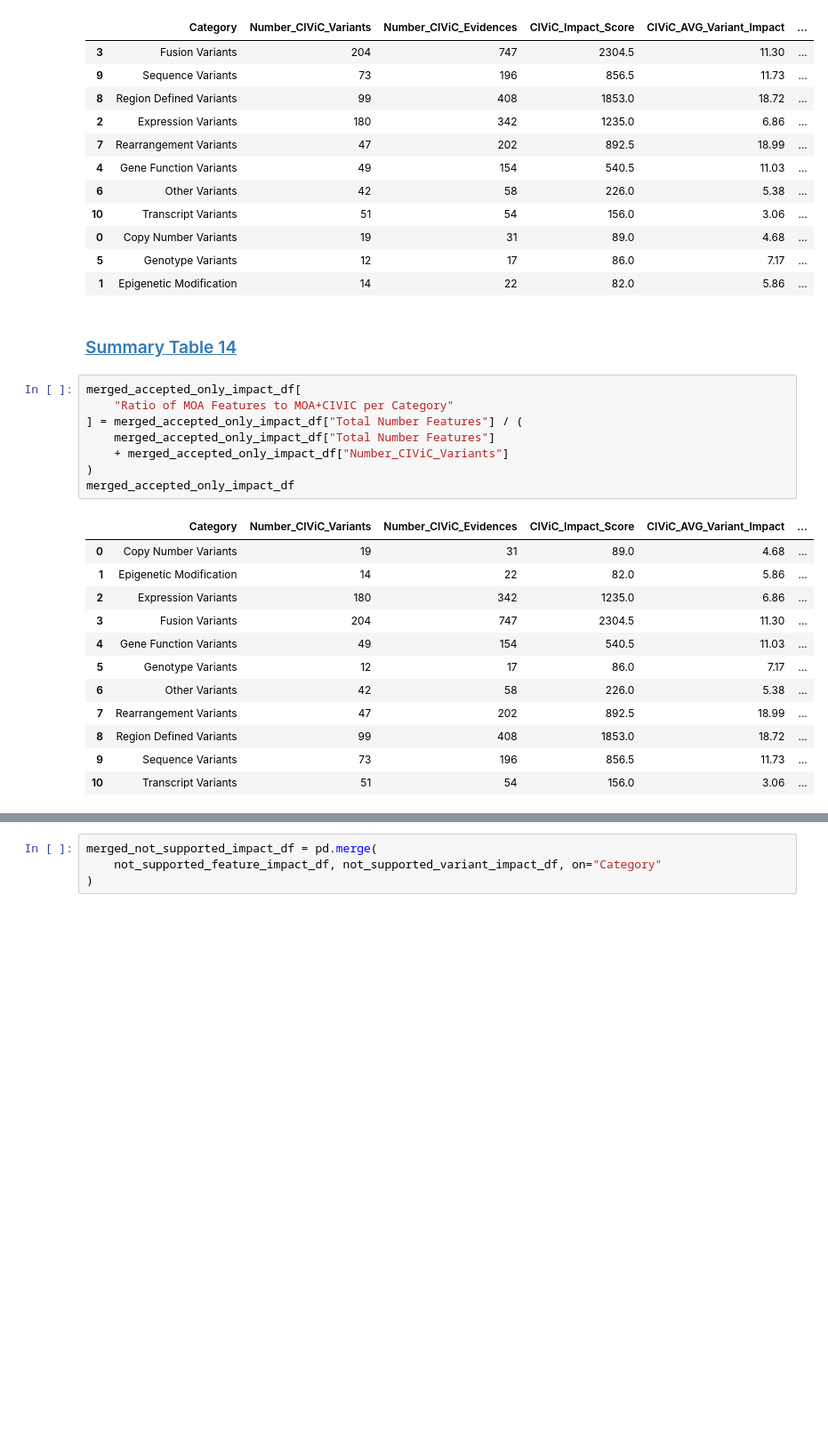
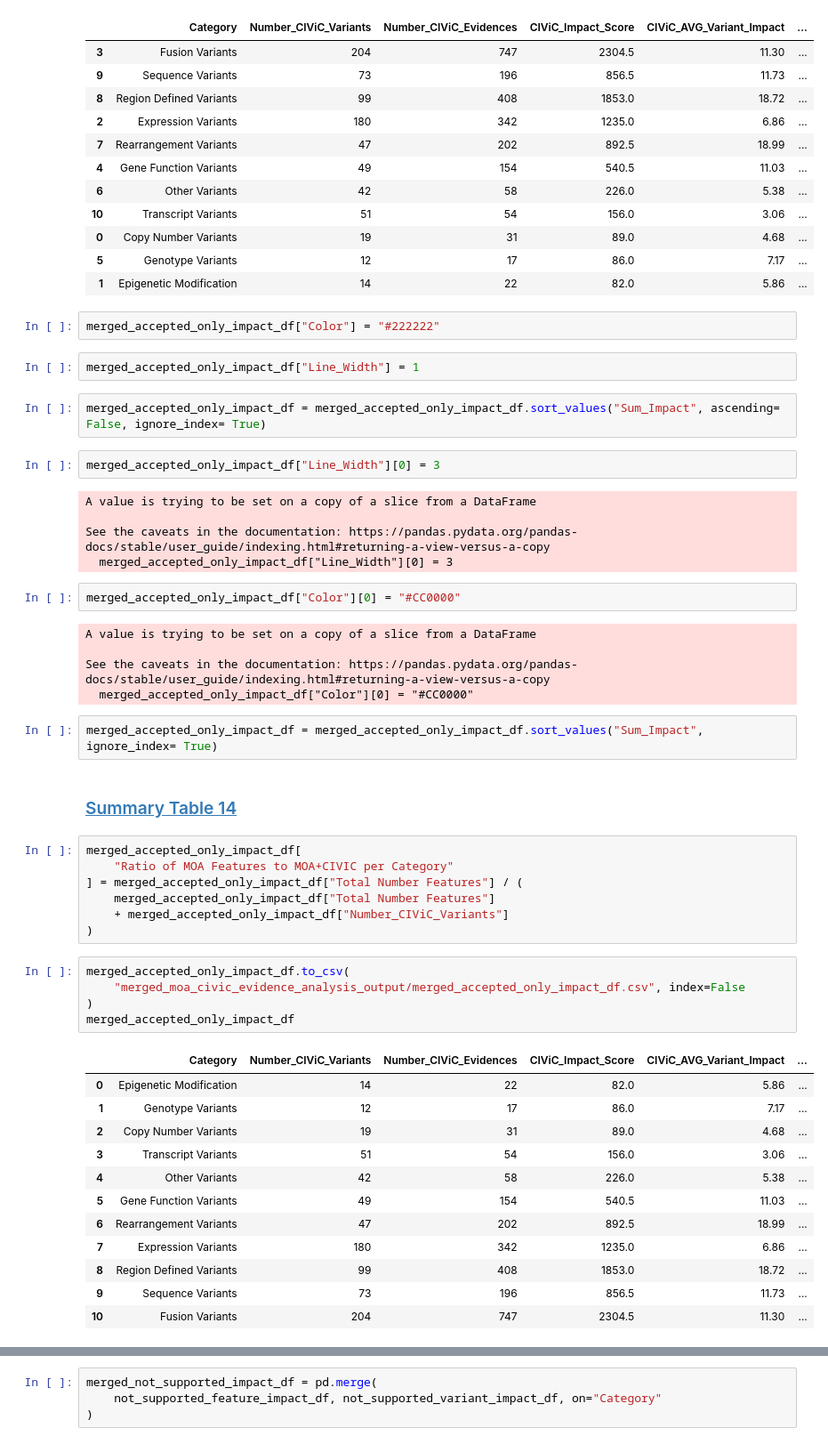
Before and after one commit to GenomicMedLab/variation-normalizer-manuscript, a Jupyter notebook: analysis/merged_moa_civic/merged_moa_civic_evidence_analysis.ipynb, the cells around one changed output, grey strips where cells are left out. Shown at 89% size. Cells and saved outputs as stored; diff of their text form; blank space fills up the shorter version.

```diff
--- a/analysis/merged_moa_civic/merged_moa_civic_evidence_analysis.ipynb
+++ b/analysis/merged_moa_civic/merged_moa_civic_evidence_analysis.ipynb
@@ -1181,8 +1242,30 @@ merged_accepted_only_impact_df.sort_values(by=["Sum_Impact"], ascending=False)
 | 0 | Copy Number Variants | 19 | 31 | 89.0 | 4.68 | ... |
 | 5 | Genotype Variants | 12 | 17 | 86.0 | 7.17 | ... |
 | 1 | Epigenetic Modification | 14 | 22 | 82.0 | 5.86 | ... |
+# %%
+merged_accepted_only_impact_df["Color"] = "#222222"
+# %%
+merged_accepted_only_impact_df["Line_Width"] = 1
+# %%
+merged_accepted_only_impact_df = merged_accepted_only_impact_df.sort_values("Sum_Impact", ascending= False, ignore_index= True)
+# %%
+merged_accepted_only_impact_df["Line_Width"][0] = 3
+# %% [output]
+A value is trying to be set on a copy of a slice from a DataFrame
+
+See the caveats in the documentation: https://pandas.pydata.org/pandas-docs/stable/user_guide/indexing.html#returning-a-view-versus-a-copy
+  merged_accepted_only_impact_df["Line_Width"][0] = 3
+# %%
+merged_accepted_only_impact_df["Color"][0] = "#CC0000"
+# %% [output]
+A value is trying to be set on a copy of a slice from a DataFrame
+
+See the caveats in the documentation: https://pandas.pydata.org/pandas-docs/stable/user_guide/indexing.html#returning-a-view-versus-a-copy
+  merged_accepted_only_impact_df["Color"][0] = "#CC0000"
+# %%
+merged_accepted_only_impact_df = merged_accepted_only_impact_df.sort_values("Sum_Impact", ignore_index= True)
 # %% [markdown]
-### <a id='toc1_3_3_'></a>[Summary Table 14](#toc0_)
+### <a id='toc1_4_3_'></a>[Summary Table 14](#toc0_)
 # %%
 merged_accepted_only_impact_df[
     "Ratio of MOA Features to MOA+CIVIC per Category"
@@ -1190,18 +1273,22 @@ merged_accepted_only_impact_df[
     merged_accepted_only_impact_df["Total Number Features"]
     + merged_accepted_only_impact_df["Number_CIViC_Variants"]
 )
-merged_accepted_only_impact_df
-# %% [output]
-|  | Category | Number_CIViC_Variants | Number_CIViC_Evidences | CIViC_Impact_Score | CIViC_AVG_Variant_Impact | ... |
-| 0 | Copy Number Variants | 19 | 31 | 89.0 | 4.68 | ... |
-| 1 | Epigenetic Modification | 14 | 22 | 82.0 | 5.86 | ... |
-| 2 | Expression Variants | 180 | 342 | 1235.0 | 6.86 | ... |
-| 3 | Fusion Variants | 204 | 747 | 2304.5 | 11.30 | ... |
-| 4 | Gene Function Variants | 49 | 154 | 540.5 | 11.03 | ... |
-| 5 | Genotype Variants | 12 | 17 | 86.0 | 7.17 | ... |
-| 6 | Other Variants | 42 | 58 | 226.0 | 5.38 | ... |
-| 7 | Rearrangement Variants | 47 | 202 | 892.5 | 18.99 | ... |
-| 8 | Region Defined Variants | 99 | 408 | 1853.0 | 18.72 | ... |
-| 9 | Sequence Variants | 73 | 196 | 856.5 | 11.73 | ... |
-| 10 | Transcript Variants | 51 | 54 | 156.0 | 3.06 | ... |
+# %%
+merged_accepted_only_impact_df.to_csv(
+    "merged_moa_civic_evidence_analysis_output/merged_accepted_only_impact_df.csv", index=False
+)
+merged_accepted_only_impact_df
+# %% [output]
+|  | Category | Number_CIViC_Variants | Number_CIViC_Evidences | CIViC_Impact_Score | CIViC_AVG_Variant_Impact | ... |
+| 0 | Epigenetic Modification | 14 | 22 | 82.0 | 5.86 | ... |
+| 1 | Genotype Variants | 12 | 17 | 86.0 | 7.17 | ... |
+| 2 | Copy Number Variants | 19 | 31 | 89.0 | 4.68 | ... |
+| 3 | Transcript Variants | 51 | 54 | 156.0 | 3.06 | ... |
+| 4 | Other Variants | 42 | 58 | 226.0 | 5.38 | ... |
+| 5 | Gene Function Variants | 49 | 154 | 540.5 | 11.03 | ... |
+| 6 | Rearrangement Variants | 47 | 202 | 892.5 | 18.99 | ... |
+| 7 | Expression Variants | 180 | 342 | 1235.0 | 6.86 | ... |
+| 8 | Region Defined Variants | 99 | 408 | 1853.0 | 18.72 | ... |
+| 9 | Sequence Variants | 73 | 196 | 856.5 | 11.73 | ... |
+| 10 | Fusion Variants | 204 | 747 | 2304.5 | 11.30 | ... |
 # %% [markdown]
```
Also changed, not shown: parts of 52 cells of this notebook, 7 other files.
